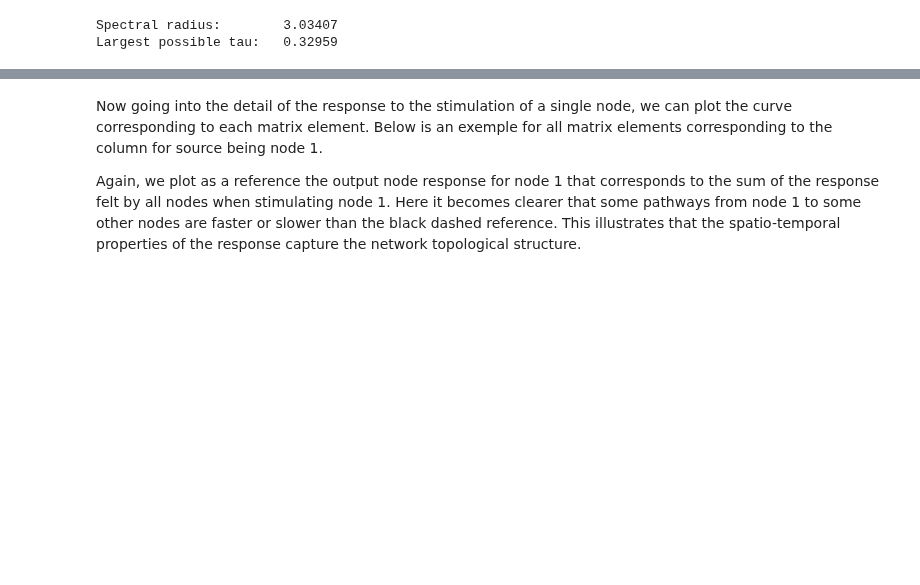
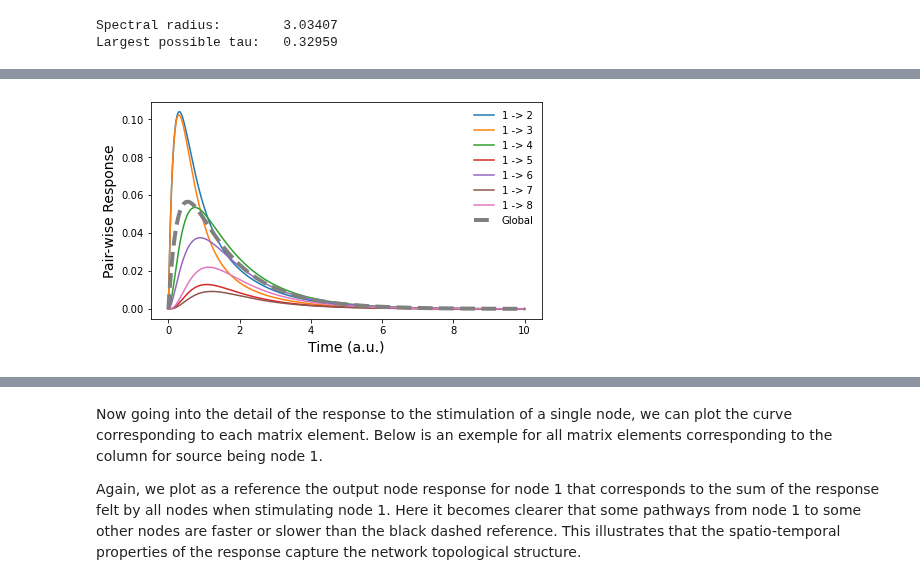
Before and after one commit to mb-BCA/SiReNetA_Tutorials, a Jupyter notebook: Tutorial_Notebooks/1_GettingStarted.ipynb, the cells around one changed output, grey strips where cells are left out. Cells and saved outputs as stored; diff of their text form; code cells hidden in the pictures; blank space fills up the shorter version.

```diff
--- a/Tutorial_Notebooks/1_GettingStarted.ipynb
+++ b/Tutorial_Notebooks/1_GettingStarted.ipynb
@@ -189,0 +217,16 @@ In comparison, the black dashed curve represents the global network response res
+# %%
+# Compute the global network response
+Rglob = sna.GlobalResponse(Rmats)
+
+# Plot the responses to stimulus applied at j = 1.
+plt.figure(figsize=(6.4,3.8))
+for i in range(1,N):
+    plt.plot(tpoints, Rmats[:,i,0], label='1 -> %d' %(i+1))
+plt.plot(tpoints, Rglob / N**2, label='Global', c='gray', ls='--', lw=4)
+plt.xlabel('Time (a.u.)')
+plt.ylabel('Pair-wise Response')
+plt.legend(frameon=False)
+
+plt.tight_layout()
+# %% [output]
+[figure, added]
```
Also changed, not shown: parts of 26 cells of this notebook.
